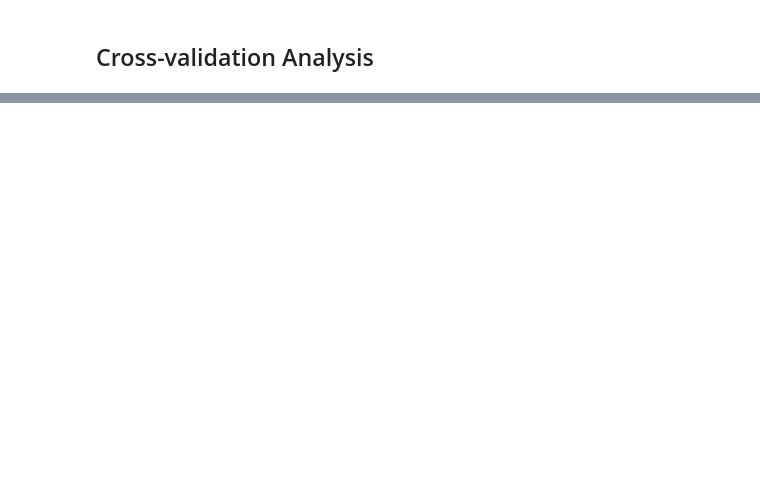
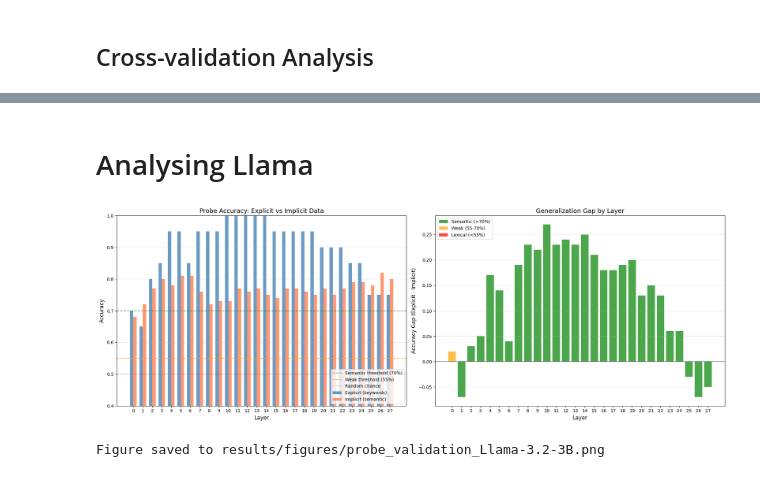
Before and after one commit to justinshenk/temporal-awareness, a Jupyter notebook: notebooks/03.1_multimodel_probe_validation_analysis.ipynb, the cells around one changed output, grey strips where cells are left out. Saved outputs shown, nothing was run; the diff lists cells and outputs as text; code cells hidden in the pictures; blank space fills up the shorter version.

```diff
--- a/notebooks/03.1_multimodel_probe_validation_analysis.ipynb
+++ b/notebooks/03.1_multimodel_probe_validation_analysis.ipynb
@@ -469 +472,57 @@ print("\nNote: Error bars show ±1 std from 5-fold cross-validation on explicit
 Note: Error bars show ±1 std from 5-fold cross-validation on explicit data
+# %% [markdown]
+# Analysing Llama
+# %%
+# Plotting for Phi
+fig, axes = plt.subplots(1, 2, figsize=(20, 7))
+model_name="Llama-3.2-3B"
+df = dfs[model_name]
+# Plot 1: Accuracy comparison
+ax1 = axes[0]
+x = df['layer']
+width = 0.35
+
+bars1 = ax1.bar(x - width/2, df['test_acc'], width, label='Explicit (keywords)', color='steelblue', alpha=0.8)
+bars2 = ax1.bar(x + width/2, df['implicit_acc'], width, label='Implicit (semantic)', color='coral', alpha=0.8)
+
+ax1.axhline(y=0.70, color='green', linestyle='--', alpha=0.7, label='Semantic threshold (70%)')
+ax1.axhline(y=0.55, color='orange', linestyle='--', alpha=0.7, label='Weak threshold (55%)')
+ax1.axhline(y=0.50, color='red', linestyle=':', alpha=0.5, label='Random chance')
+
+ax1.set_xlabel('Layer', fontsize=12)
+ax1.set_ylabel('Accuracy', fontsize=12)
+ax1.set_title('Probe Accuracy: Explicit vs Implicit Data', fontsize=14)
+ax1.set_xticks(x)
+ax1.set_ylim(0.4, 1.0)
+ax1.legend(loc='lower right')
+ax1.grid(axis='y', alpha=0.3)
+
+# Plot 2: Gap between explicit and implicit
+ax2 = axes[1]
+colors = ['green' if s == 'SEMANTIC' else ('orange' if s == 'WEAK' else 'red') for s in df['status']]
+ax2.bar(x, df['gap'], color=colors, alpha=0.7)
+ax2.axhline(y=0, color='black', linestyle='-', alpha=0.3)
+
+ax2.set_xlabel('Layer', fontsize=12)
+ax2.set_ylabel('Accuracy Gap (Explicit - Implicit)', fontsize=12)
+ax2.set_title('Generalization Gap by Layer', fontsize=14)
+ax2.set_xticks(x)
+ax2.grid(axis='y', alpha=0.3)
+
+# Add legend for colors
+from matplotlib.patches import Patch
+legend_elements = [
+    Patch(facecolor='green', alpha=0.7, label='Semantic (>70%)'),
+    Patch(facecolor='orange', alpha=0.7, label='Weak (55-70%)'),
+    Patch(facecolor='red', alpha=0.7, label='Lexical (<55%)')
+]
+ax2.legend(handles=legend_elements, loc='upper left')
+
+plt.tight_layout()
+plt.savefig(f'../results/figures/probe_validation_{model_name}.png', dpi=150, bbox_inches='tight')
+plt.show()
+
+print(f"\nFigure saved to results/figures/probe_validation_{model_name}.png")
+# %% [output]
+[figure, added]
+Figure saved to results/figures/probe_validation_Llama-3.2-3B.png
```
Also changed, not shown: parts of 20 cells of this notebook, 17 other files.
